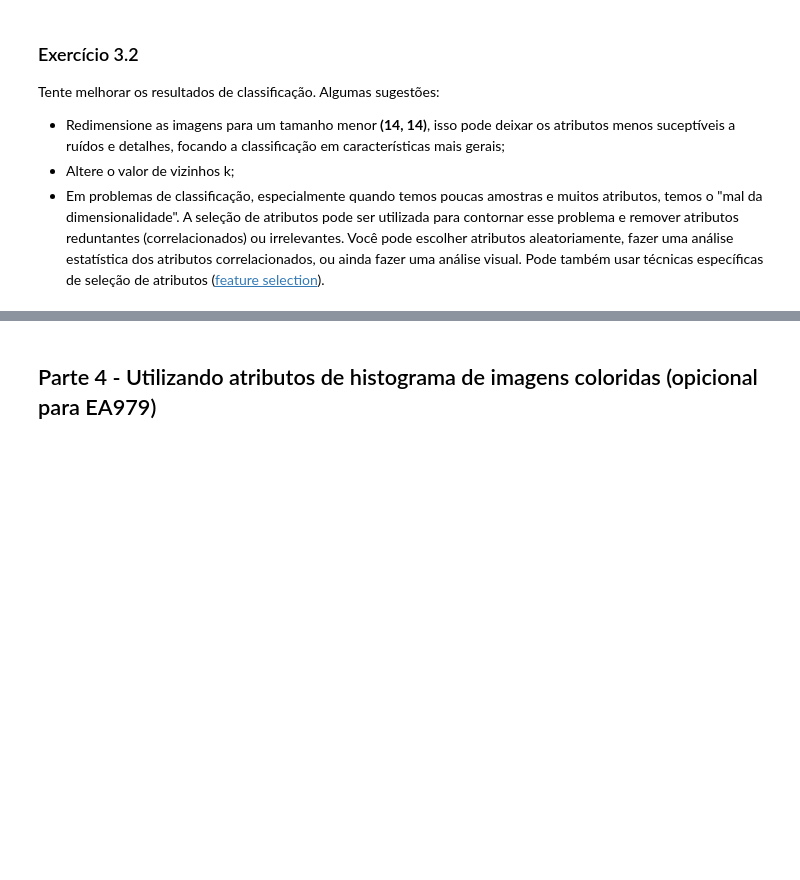
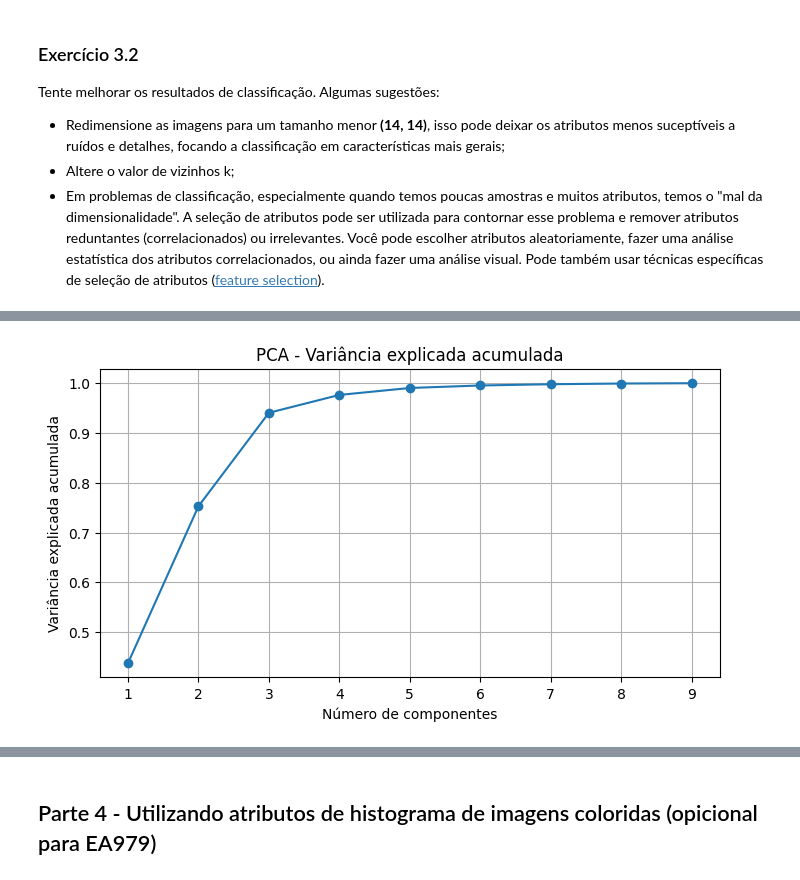
Before and after one commit to UNICAMP-EA979/2026s1-pi02-histogramas-knn-JoaoSenirio, a Jupyter notebook: Atividade.ipynb, the cells around one changed output, grey strips where cells are left out. Drawn from its saved outputs; the diff is of its cells as text; code cells hidden in the pictures; blank space fills up the shorter version.

```diff
--- a/Atividade.ipynb
+++ b/Atividade.ipynb
@@ -650,0 +583,25 @@ PC1 até PC9: 1.0000 (100.00%)
+# %%
+from sklearn.preprocessing import StandardScaler
+from sklearn.decomposition import PCA
+
+scaler = StandardScaler()
+X_scaled = scaler.fit_transform(X)
+X_test_scaled = scaler.transform(X_test)
+
+# PCA
+pca = PCA()
+X_pca = pca.fit_transform(X_scaled)
+
+# Variância explicada
+explained_variance = pca.explained_variance_ratio_
+explained_variance_cum = np.cumsum(explained_variance)
+
+plt.figure(figsize=(8, 4))
+plt.plot(range(1, len(explained_variance) + 1), explained_variance_cum, marker='o')
+plt.xlabel("Número de componentes")
+plt.ylabel("Variância explicada acumulada")
+plt.title("PCA - Variância explicada acumulada")
+plt.grid(True)
+plt.show()
+# %% [output]
+[figure, added]
```
Also changed, not shown: parts of 10 cells of this notebook.
